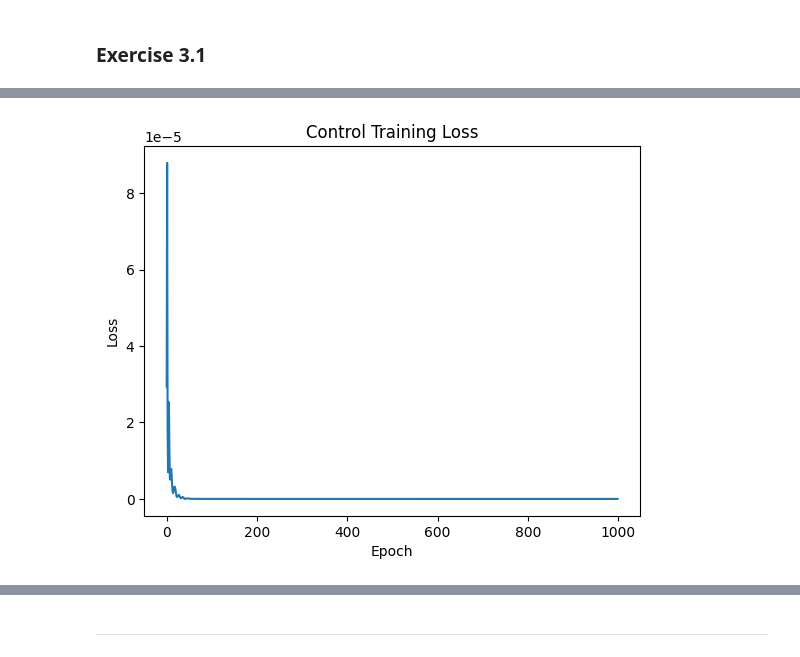
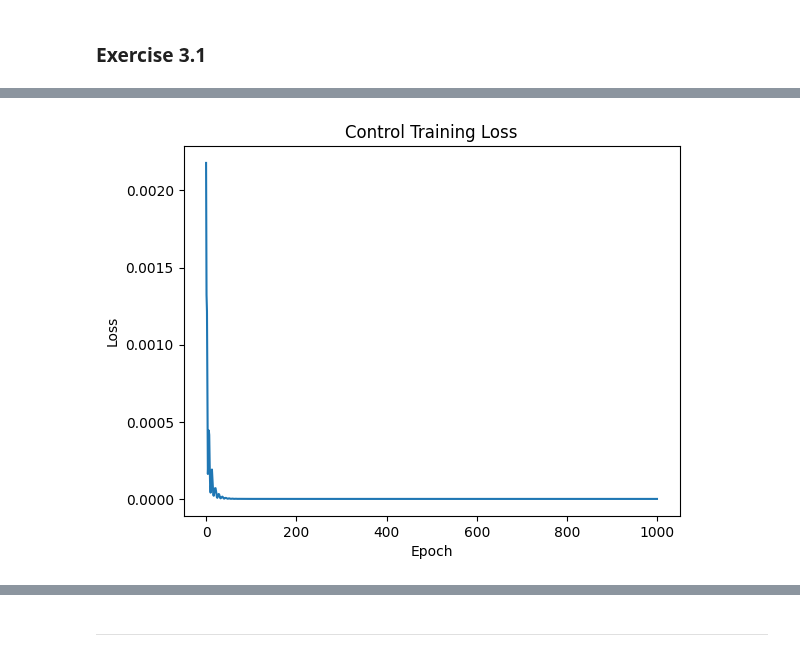
Before and after one commit to Kian-P/SCDAA, a Jupyter notebook: SCDAA-CW.ipynb, the cells around one changed output, grey strips where cells are left out. Drawn from its saved outputs; the diff is of its cells as text; code cells hidden in the pictures.

```diff
--- a/SCDAA-CW.ipynb
+++ b/SCDAA-CW.ipynb
@@ -746,7 +803,7 @@ R = torch.tensor([[1.0, 0], [0, 1.0]], dtype=torch.float32) * 10
 sigma = torch.tensor([[1.0, 0], [0, 1.0]], dtype=torch.float32) * 0.001
 alpha = torch.tensor([1.0, 1.0], dtype=torch.float32)
 
-model = LinearPDE(net, T, H, M, C, D, R, sigma, alpha)
+model = LinearPDE(net_dgm, T, H, M, C, D, R, sigma, alpha)
 optimizer = optim.Adam(model.parameters(), lr=learning_rate)
 
 
@@ -799,4 +856,4 @@ Epoch 900, Loss: 2.1608181910437452e-10
-[figure, old version]
+[figure, new version]
 # %%
 def simulate_dynamics_w_constant_control(alpha, t0, x0, N_steps, num_samples, sigma, H, M, C, D, R):
     dt = (T - t0) / N_steps
```
Also changed, not shown: parts of 4 cells of this notebook.
